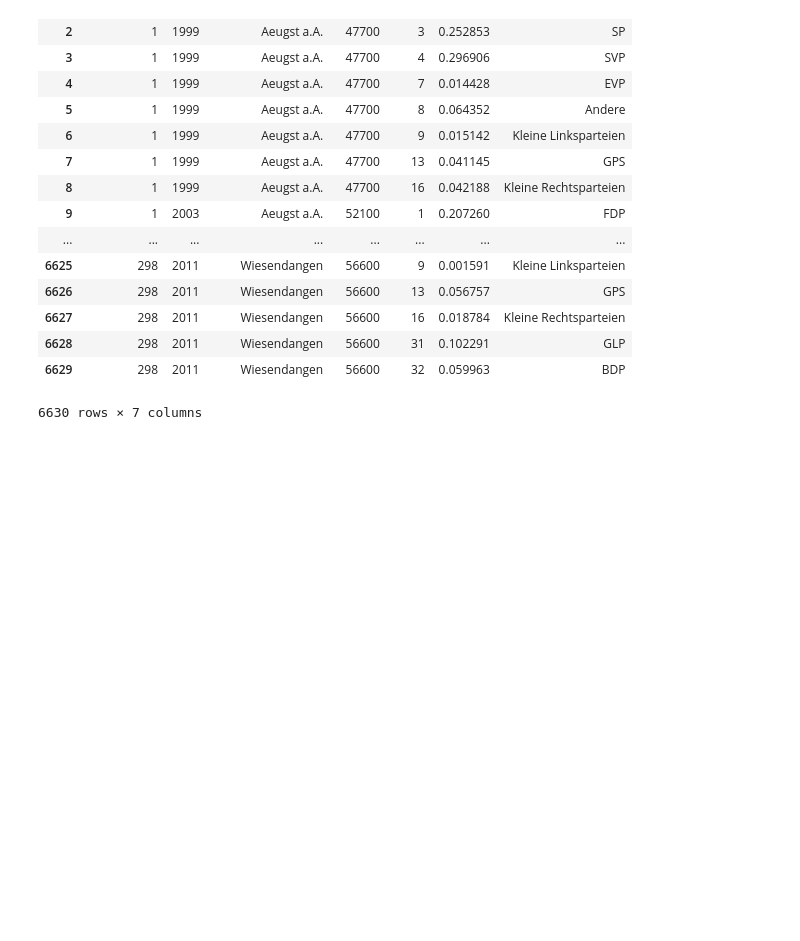
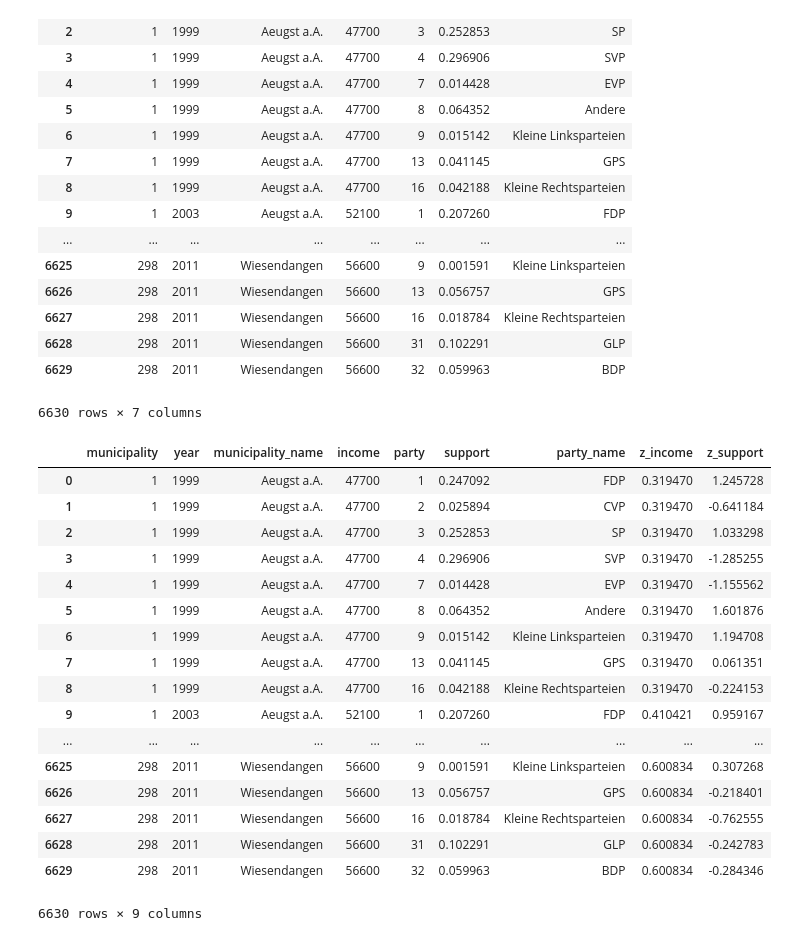
Before and after one commit to ciyer/election-ch, a Jupyter notebook: Income-Analysis.ipynb, the cells around one changed output. Cells and saved outputs as stored; diff of their text form; code cells hidden in the pictures; blank space fills up the shorter version.

Commit message:
Compute z-scores for the income and party support

```diff
--- a/Income-Analysis.ipynb
+++ b/Income-Analysis.ipynb
@@ -47,3 +47,28 @@ df
 | 6628 | 298 | 2011 | Wiesendangen | 56600 | 31 | 0.102291 | GLP |
 | 6629 | 298 | 2011 | Wiesendangen | 56600 | 32 | 0.059963 | BDP |
 6630 rows × 7 columns
+# %%
+zscore = lambda x: (x - x.mean()) / x.std()
+df['z_income'] = pd.Series(df.groupby(['year'])['income'].transform(zscore), index=df.index)
+df['z_support'] = pd.Series(df.groupby(['year', 'party'])['support'].transform(zscore), index=df.index)
+# %%
+df
+# %% [output]
+|  | municipality | year | municipality_name | income | party | support | party_name | z_income | z_support |
+| 0 | 1 | 1999 | Aeugst a.A. | 47700 | 1 | 0.247092 | FDP | 0.319470 | 1.245728 |
+| 1 | 1 | 1999 | Aeugst a.A. | 47700 | 2 | 0.025894 | CVP | 0.319470 | -0.641184 |
+| 2 | 1 | 1999 | Aeugst a.A. | 47700 | 3 | 0.252853 | SP | 0.319470 | 1.033298 |
+| 3 | 1 | 1999 | Aeugst a.A. | 47700 | 4 | 0.296906 | SVP | 0.319470 | -1.285255 |
+| 4 | 1 | 1999 | Aeugst a.A. | 47700 | 7 | 0.014428 | EVP | 0.319470 | -1.155562 |
+| 5 | 1 | 1999 | Aeugst a.A. | 47700 | 8 | 0.064352 | Andere | 0.319470 | 1.601876 |
+| 6 | 1 | 1999 | Aeugst a.A. | 47700 | 9 | 0.015142 | Kleine Linksparteien | 0.319470 | 1.194708 |
+| 7 | 1 | 1999 | Aeugst a.A. | 47700 | 13 | 0.041145 | GPS | 0.319470 | 0.061351 |
+| 8 | 1 | 1999 | Aeugst a.A. | 47700 | 16 | 0.042188 | Kleine Rechtsparteien | 0.319470 | -0.224153 |
+| 9 | 1 | 2003 | Aeugst a.A. | 52100 | 1 | 0.207260 | FDP | 0.410421 | 0.959167 |
+| ... | ... | ... | ... | ... | ... | ... | ... | ... | ... |
+| 6625 | 298 | 2011 | Wiesendangen | 56600 | 9 | 0.001591 | Kleine Linksparteien | 0.600834 | 0.307268 |
+| 6626 | 298 | 2011 | Wiesendangen | 56600 | 13 | 0.056757 | GPS | 0.600834 | -0.218401 |
+| 6627 | 298 | 2011 | Wiesendangen | 56600 | 16 | 0.018784 | Kleine Rechtsparteien | 0.600834 | -0.762555 |
+| 6628 | 298 | 2011 | Wiesendangen | 56600 | 31 | 0.102291 | GLP | 0.600834 | -0.242783 |
+| 6629 | 298 | 2011 | Wiesendangen | 56600 | 32 | 0.059963 | BDP | 0.600834 | -0.284346 |
+6630 rows × 9 columns
```
